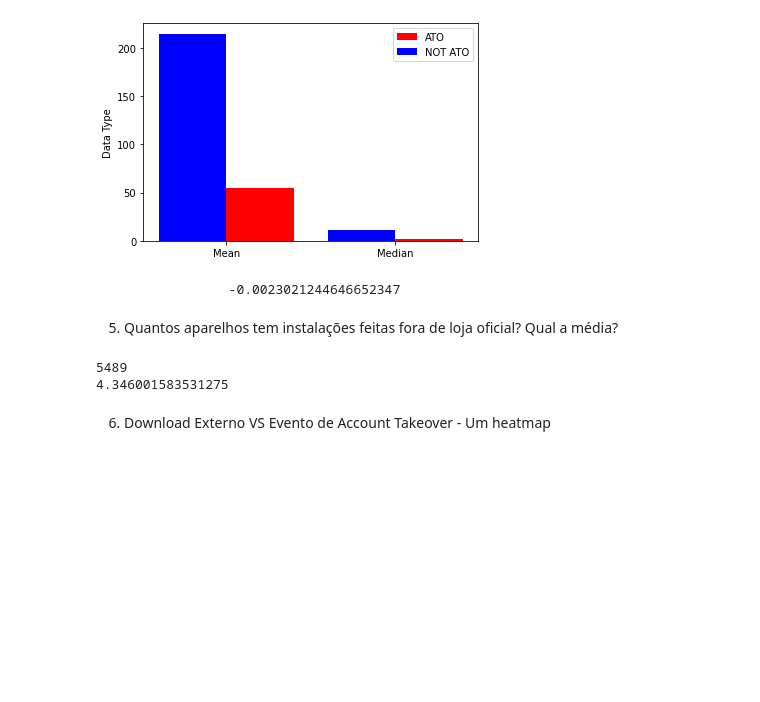
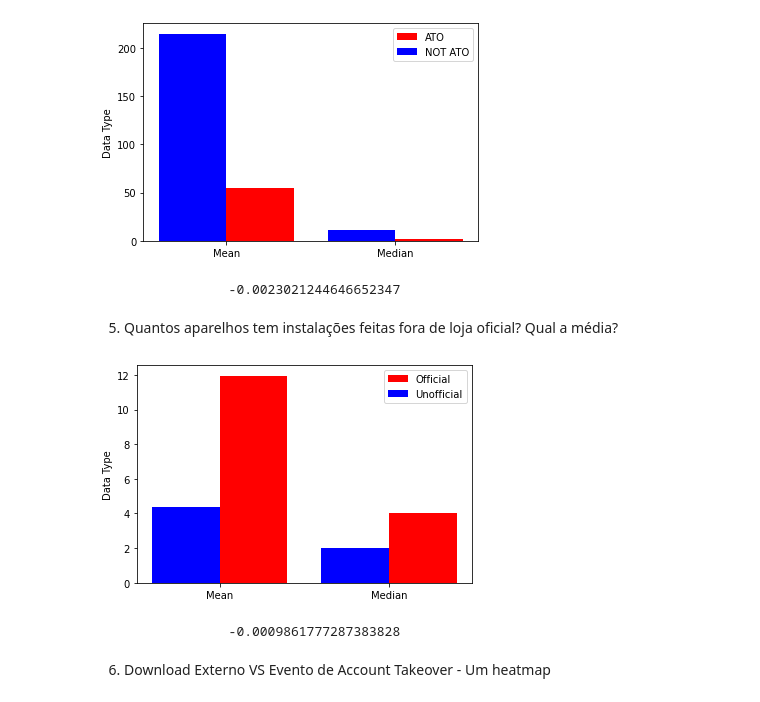
Before and after one commit to mrdedede/Incognia-Project, a Jupyter notebook: graficos.ipynb, the cells around one changed output. Saved outputs shown, nothing was run; the diff lists cells and outputs as text; code cells hidden in the pictures; blank space fills up the shorter version.

Commit message:
One more graph for #4

```diff
--- a/graficos.ipynb
+++ b/graficos.ipynb
@@ -246,19 +246,34 @@ wallpapers_and_ato(logins_copy)
                  -0.0023021244646652347
 # %% [markdown]
 5. Quantos aparelhos tem instalações feitas fora de loja oficial? Qual a média?
-# %%
-def unofficial_installing(logins):
-    unofficial = logins[logins['is_from_official_store'] == 0]
-    print(len(unofficial))
-    groupped_unofficial = unofficial.groupby('device_id')['device_id'].count().mean()
-
-    print(groupped_unofficial)
-
-unofficial_installing(logins_copy)
-#Plottar depois
-# %% [output]
-5489
-4.346001583531275
+# %%
+def unofficial_installing(logins):
+    unofficial = logins[logins['is_from_official_store'] == 0]
+    groupped_unofficial = unofficial.groupby('device_id')['device_id'].count()
+    official = logins[logins['is_from_official_store'] == 1]
+    groupped_official = official.groupby('device_id')['device_id'].count()
+
+    unofficial_points = [groupped_unofficial.mean(), groupped_unofficial.median()]
+    official_points = [groupped_official.mean(), groupped_official.median()]
+
+    fig = plt.figure()
+    ax = fig.add_subplot()
+    x_axis = np.arange(2)
+    un_bars = ax.bar(x_axis-0.2, unofficial_points, 0.4, color='b')
+    o_bars = ax.bar(x_axis+0.2, official_points, 0.4, color='r')
+
+    ax.set_ylabel('Data Type')
+    ax.legend((o_bars, un_bars), ('Official', 'Unofficial'))
+
+    corr_dataframe = logins['is_from_official_store'].corr(logins['ato'])
+    plt.xticks(x_axis, ['Mean', 'Median'])
+    plt.show()
+    print('\t\t',corr_dataframe)
+
+unofficial_installing(logins_copy)
+# %% [output]
+[figure, added]
+                 -0.0009861777287383828
 # %% [markdown]
 6. Download Externo VS Evento de Account Takeover - Um heatmap
 # %%
```
